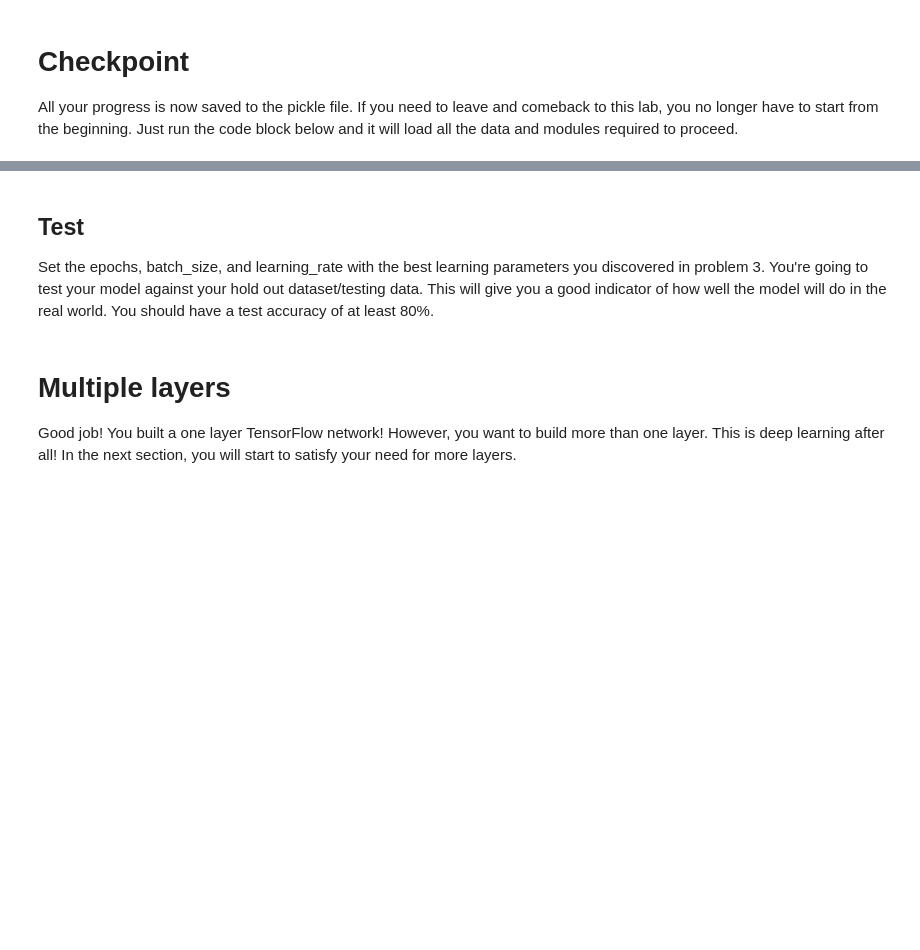
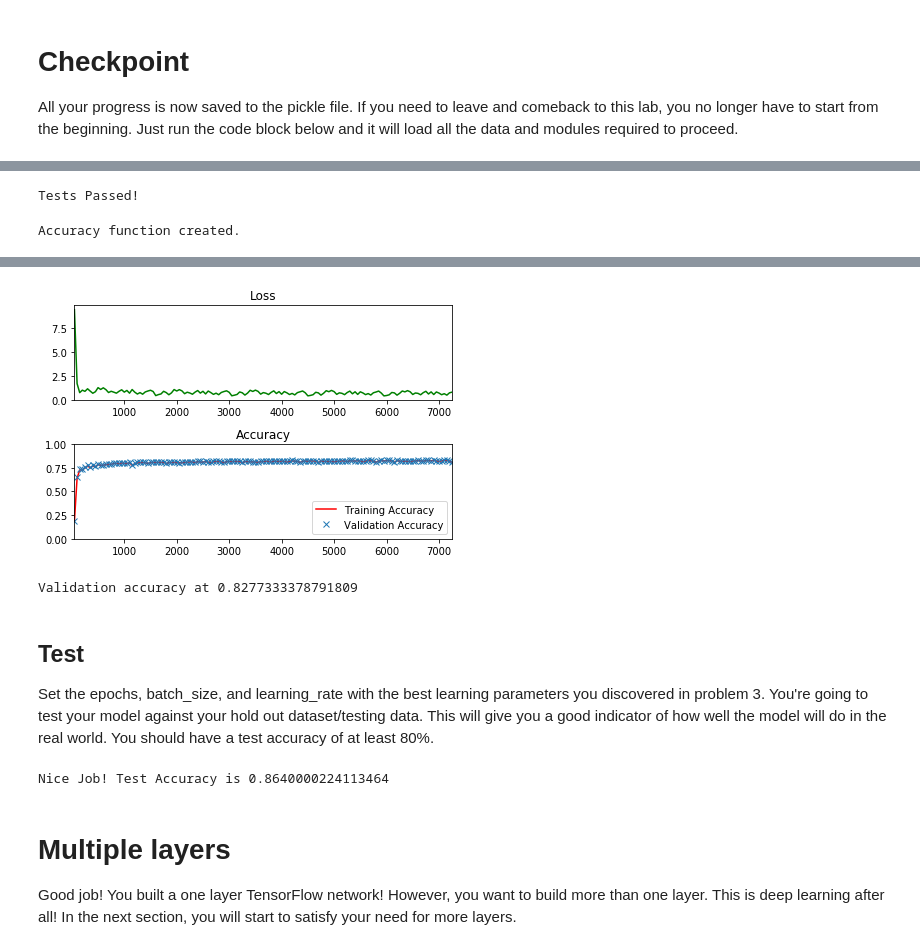
Before and after one commit to falreis/CarND-TensorFlow-Lab, a Jupyter notebook: lab.ipynb, the cells around one changed output, grey strips where cells are left out. Drawn from its saved outputs; the diff is of its cells as text; code cells hidden in the pictures; blank space fills up the shorter version.

```diff
--- a/lab.ipynb
+++ b/lab.ipynb
@@ -258,14 +260,12 @@ features_count = 784
 labels_count = 10
 
 # TODO: Set the features and labels tensors
-# features =
-# labels =
+features = tf.placeholder(tf.float32)
+labels = tf.placeholder(tf.float32)
 
 # TODO: Set the weights and biases tensors
-# weights =
-# biases =
-
-
+weights = tf.Variable(tf.random_normal([features_count, labels_count], stddev=0.35), name="weights")
+biases = tf.Variable(tf.zeros([labels_count]), name="biases")
 
 ### DON'T MODIFY ANYTHING BELOW ###
 
@@ -319,6 +319,8 @@ with tf.Session() as session:
 assert not np.count_nonzero(biases_data), 'biases must be zeros'
 
 print('Tests Passed!')
+# %% [output]
+Tests Passed!
 # %%
 # Determine if the predictions are correct
 is_correct_prediction = tf.equal(tf.argmax(prediction, 1), tf.argmax(labels, 1))
@@ -326,6 +328,8 @@ is_correct_prediction = tf.equal(tf.argmax(prediction, 1), tf.argmax(labels, 1))
 accuracy = tf.reduce_mean(tf.cast(is_correct_prediction, tf.float32))
 
 print('Accuracy function created.')
+# %% [output]
+Accuracy function created.
 # %% [markdown]
 <img src="image/learn_rate_tune.png" style="height: 60%;width: 60%">
 ## Problem 3
@@ -368,11 +372,22 @@ The code will print out a Loss and Accuracy graph, so you can see how well the n
 *If you're having trouble solving problem 3, you can view the solution [here](https://github.com/udacity/CarND-TensorFlow-Lab/blob/master/solutions.ipynb).*
 # %%
 # TODO: Find the best parameters for each configuration
-# epochs =
-# batch_size =
-# learning_rate =
-
-
+'''
+#configuration 1
+epochs = 1
+batch_size = 50
+learning_rate = 0.01
+'''
+'''
+#configuration 2
+epochs = 1
+batch_size = 100
+learning_rate = 0.1
+'''
+#configuration 3
+epochs = 5
+batch_size = 100
+learning_rate = 0.2
 
 ### DON'T MODIFY ANYTHING BELOW ###
 # Gradient Descent
@@ -413,43 +428,44 @@ with tf.Session() as session:
             if not batch_i % log_batch_step:
                 # Calculate Training and Validation accuracy
                 training_accuracy = session.run(accuracy, feed_dict=train_feed_dict)
                 validation_accuracy = session.run(accuracy, feed_dict=valid_feed_dict)
 
                 # Log batches
                 previous_batch = batches[-1] if batches else 0
                 batches.append(log_batch_step + previous_batch)
                 loss_batch.append(l)
                 train_acc_batch.append(training_accuracy)
                 valid_acc_batch.append(validation_accuracy)
 
         # Check accuracy against Validation data
         validation_accuracy = session.run(accuracy, feed_dict=valid_feed_dict)
 
 loss_plot = plt.subplot(211)
 loss_plot.set_title('Loss')
 loss_plot.plot(batches, loss_batch, 'g')
 loss_plot.set_xlim([batches[0], batches[-1]])
 acc_plot = plt.subplot(212)
 acc_plot.set_title('Accuracy')
 acc_plot.plot(batches, train_acc_batch, 'r', label='Training Accuracy')
 acc_plot.plot(batches, valid_acc_batch, 'x', label='Validation Accuracy')
 acc_plot.set_ylim([0, 1.0])
 acc_plot.set_xlim([batches[0], batches[-1]])
 acc_plot.legend(loc=4)
 plt.tight_layout()
 plt.show()
 
 print('Validation accuracy at {}'.format(validation_accuracy))
+# %% [output]
+[figure, added]
+Validation accuracy at 0.8277333378791809
 # %% [markdown]
 ## Test
 Set the epochs, batch_size, and learning_rate with the best learning parameters you discovered in problem 3.  You're going to test your model against your hold out dataset/testing data.  This will give you a good indicator of how well the model will do in the real world.  You should have a test accuracy of at least 80%.
 # %%
 # TODO: Set the epochs, batch_size, and learning_rate with the best parameters from problem 3
-# epochs =
-# batch_size =
-# learning_rate =
-
-
+epochs = 5
+batch_size = 50
+learning_rate = 0.1
 
 ### DON'T MODIFY ANYTHING BELOW ###
 # The accuracy measured against the test set
@@ -481,6 +497,8 @@ with tf.Session() as session:
 
 assert test_accuracy >= 0.80, 'Test accuracy at {}, should be equal to or greater than 0.80'.format(test_accuracy)
 print('Nice Job! Test Accuracy is {}'.format(test_accuracy))
+# %% [output]
+Nice Job! Test Accuracy is 0.8640000224113464
 # %% [markdown]
 # Multiple layers
 Good job!  You built a one layer TensorFlow network!  However, you want to build more than one layer.  This is deep learning after all!  In the next section, you will start to satisfy your need for more layers.
```
Also changed, not shown: parts of 1 cell of this notebook.
